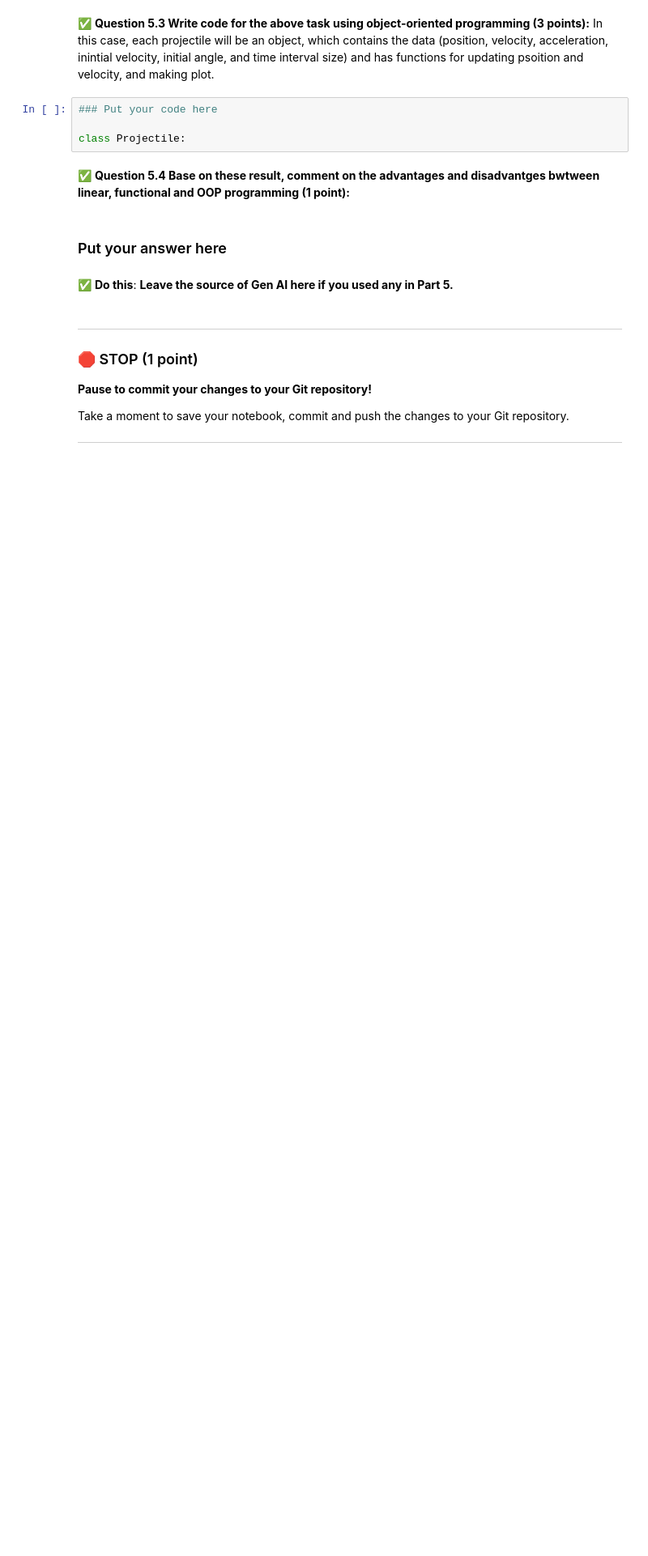
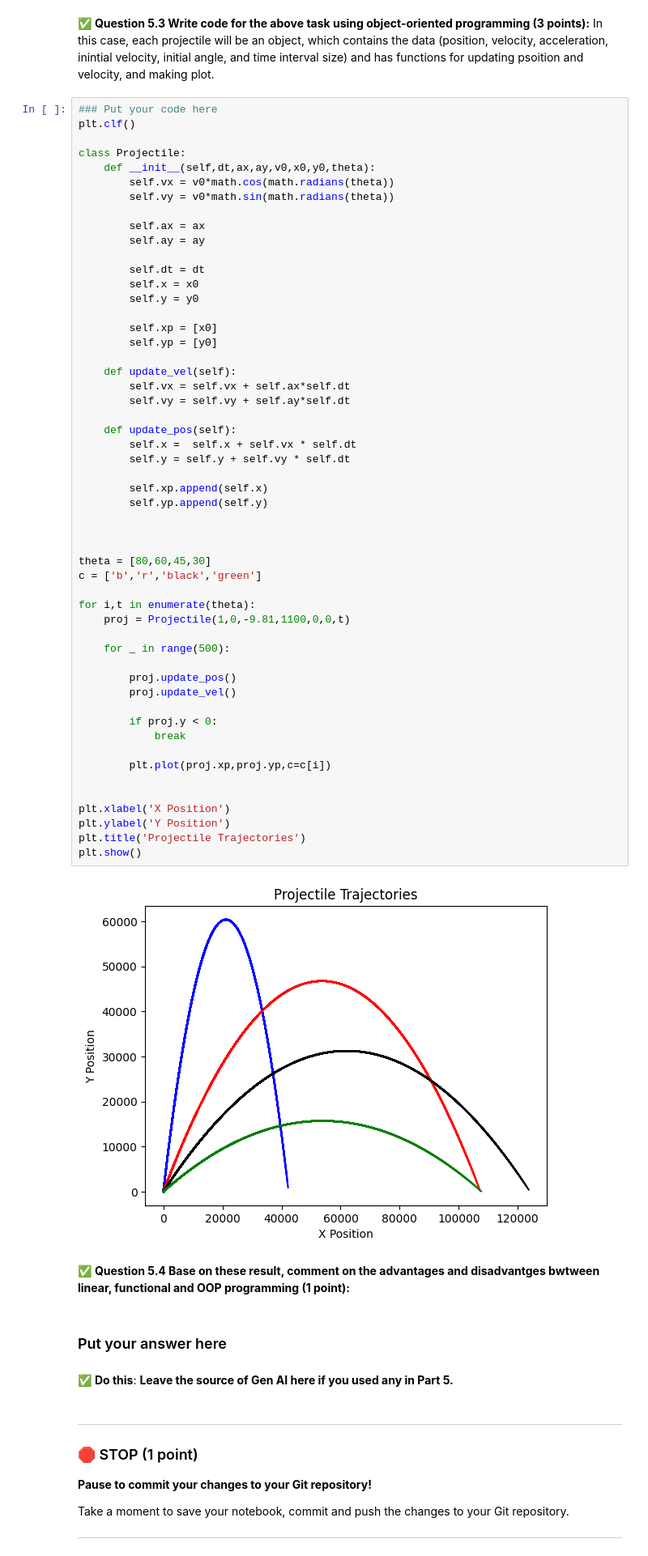
Before and after one commit to abdollahegazy/cmse202-s25-turnin, a Jupyter notebook: midterm/CMSE202-Midterm-Section003-STUDENT.ipynb, the cells around one changed output. Shown at 81% size. Cells and saved outputs as stored; diff of their text form; blank space fills up the shorter version.

```diff
--- a/midterm/CMSE202-Midterm-Section003-STUDENT.ipynb
+++ b/midterm/CMSE202-Midterm-Section003-STUDENT.ipynb
@@ -801,8 +871,59 @@ plt.plot(xp,yp,c='b')
 &#9989; **Question 5.3 Write code for the above task using object-oriented programming (3 points):** In this case, each projectile will be an object, which contains the data (position, velocity, acceleration, inintial velocity, initial angle, and time interval size) and has functions for updating psoition and velocity, and making plot.
 # %%
 ### Put your code here
+plt.clf()
 
 class Projectile:
+    def __init__(self,dt,ax,ay,v0,x0,y0,theta):
+        self.vx = v0*math.cos(math.radians(theta))
+        self.vy = v0*math.sin(math.radians(theta))
+
+        self.ax = ax
+        self.ay = ay
+
+        self.dt = dt
+        self.x = x0
+        self.y = y0
+
+        self.xp = [x0]
+        self.yp = [y0]
+
+    def update_vel(self):
+        self.vx = self.vx + self.ax*self.dt
+        self.vy = self.vy + self.ay*self.dt
+
+    def update_pos(self):
+        self.x =  self.x + self.vx * self.dt
+        self.y = self.y + self.vy * self.dt
+
+        self.xp.append(self.x)
+        self.yp.append(self.y)
+
+
+
+theta = [80,60,45,30]
+c = ['b','r','black','green']
+
+for i,t in enumerate(theta):
+    proj = Projectile(1,0,-9.81,1100,0,0,t)
+
+    for _ in range(500):
+
+        proj.update_pos()
+        proj.update_vel()
+
+        if proj.y < 0:
+            break
+
+        plt.plot(proj.xp,proj.yp,c=c[i])
+
+
+plt.xlabel('X Position')
+plt.ylabel('Y Position')
+plt.title('Projectile Trajectories')
+plt.show()
+# %% [output]
+[figure, added]
 # %% [markdown]
 &#9989; **Question 5.4 Base on these result, comment on the advantages and disadvantges bwtween linear, functional and OOP programming (1 point):**
 # %% [markdown]
```
Also changed, not shown: parts of 5 cells of this notebook.
